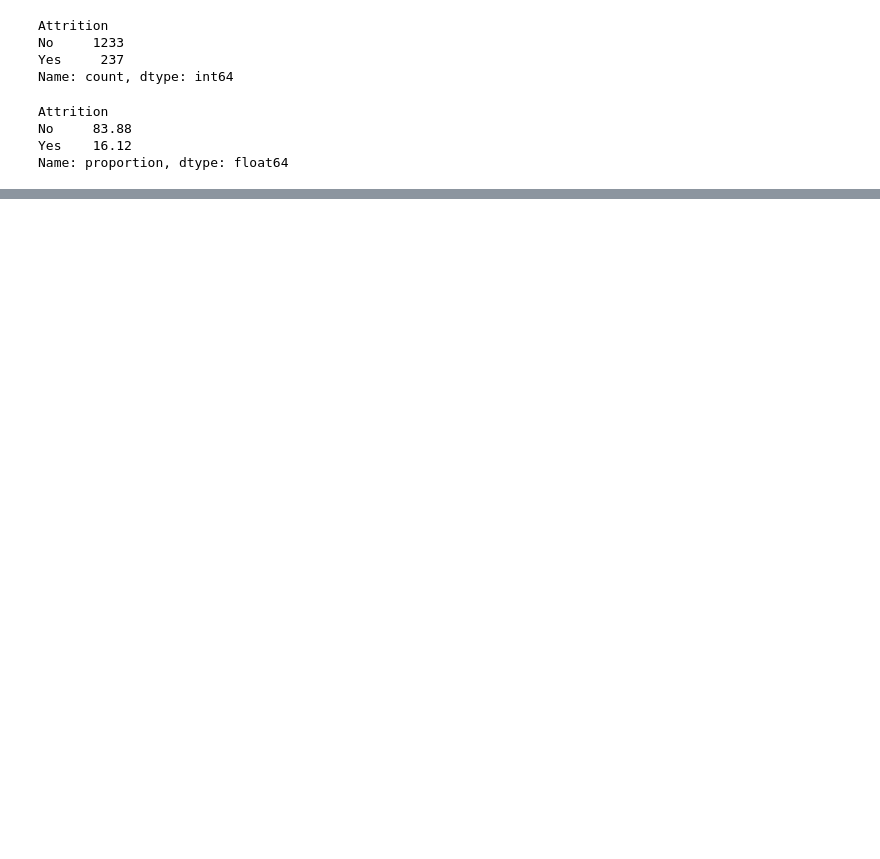
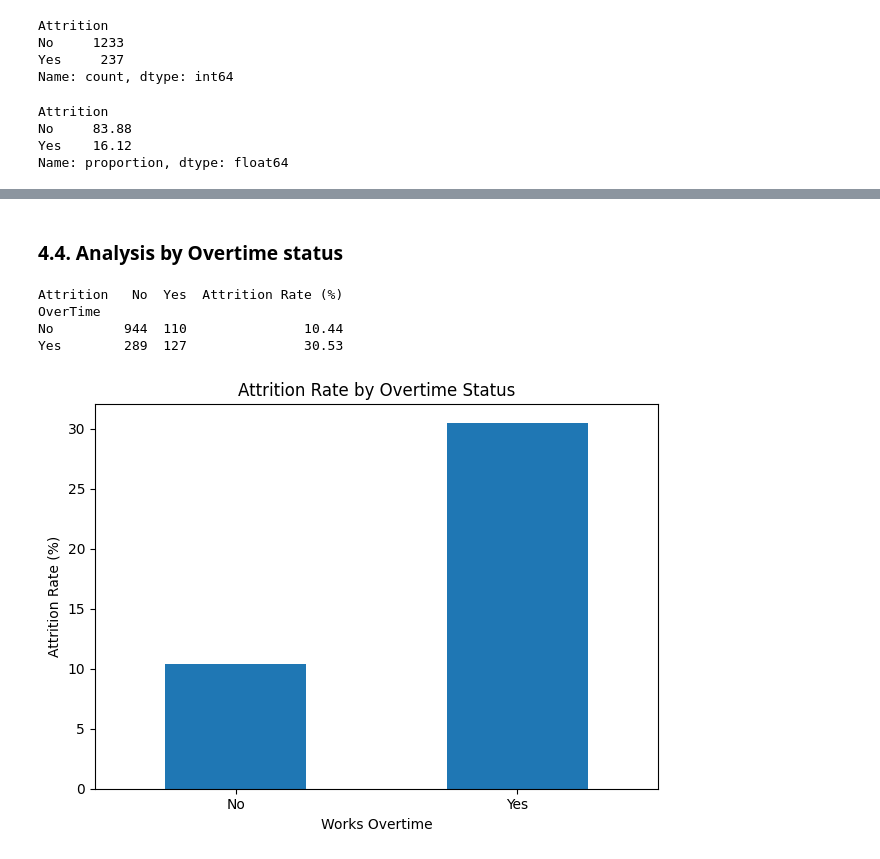
Before and after one commit to GJebres/LHUBCapstoneProject, a Jupyter notebook: CapstoneHRAnalytics.ipynb, the cells around one changed output, grey strips where cells are left out. Saved outputs shown, nothing was run; the diff lists cells and outputs as text; code cells hidden in the pictures; blank space fills up the shorter version.

```diff
--- a/CapstoneHRAnalytics.ipynb
+++ b/CapstoneHRAnalytics.ipynb
@@ -247,0 +402,36 @@ Name: proportion, dtype: float64
+# %% [markdown]
+### **4.4. Analysis by Overtime status**
+# %%
+# Count employees who left and stayed by overtime status
+overtime_attrition = pd.crosstab(
+    hr_data["OverTime"],
+    hr_data["Attrition"]
+)
+
+# Calculate attrition rate
+overtime_attrition["Attrition Rate (%)"] = (
+    overtime_attrition["Yes"] /
+    (overtime_attrition["Yes"] + overtime_attrition["No"])
+) * 100
+
+print(overtime_attrition.round(2))
+# %% [output]
+Attrition   No  Yes  Attrition Rate (%)
+OverTime
+No         944  110               10.44
+Yes        289  127               30.53
+# %%
+import matplotlib.pyplot as plt
+
+overtime_attrition["Attrition Rate (%)"].plot(
+    kind="bar",
+    title="Attrition Rate by Overtime Status",
+    ylabel="Attrition Rate (%)",
+    xlabel="Works Overtime",
+    rot=0
+)
+
+plt.tight_layout()
+plt.show()
+# %% [output]
+[figure, added]
```
Also changed, not shown: parts of 14 cells of this notebook.
